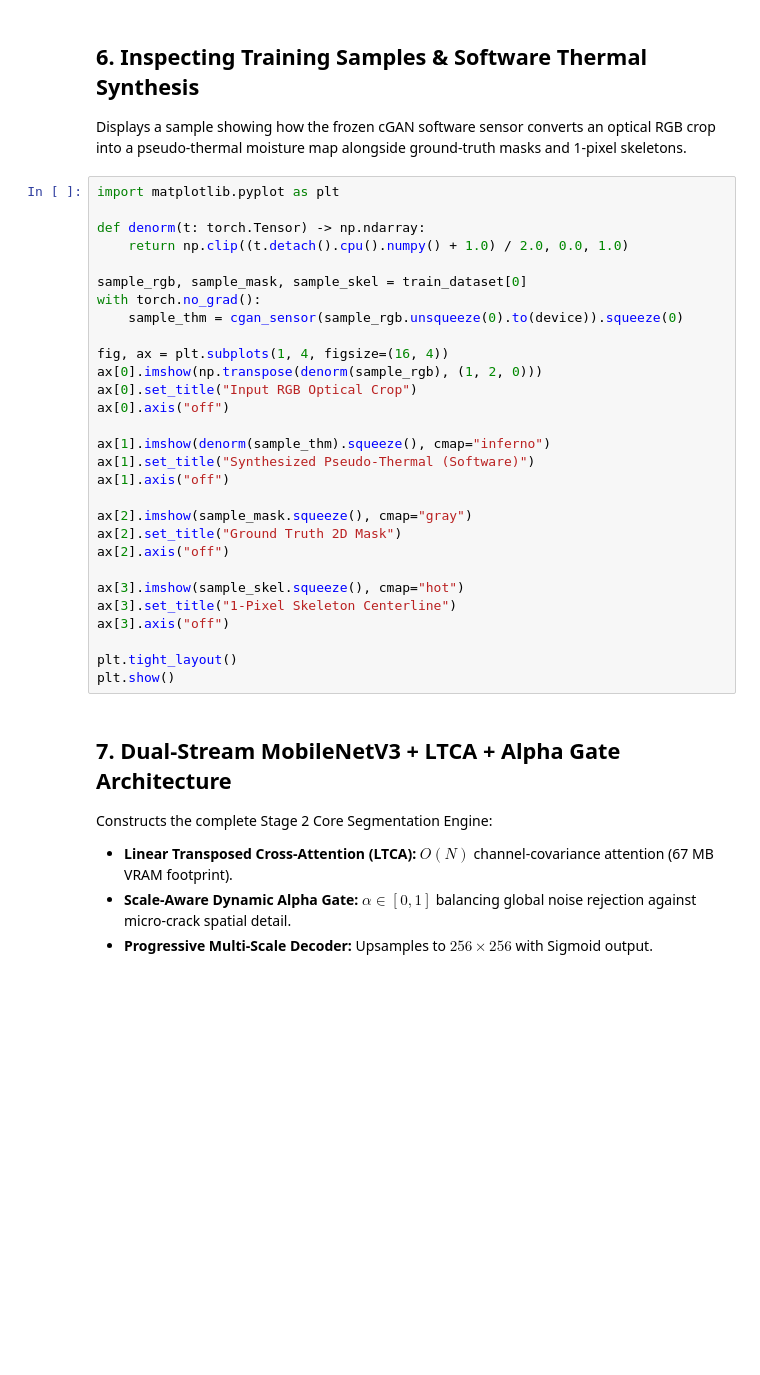
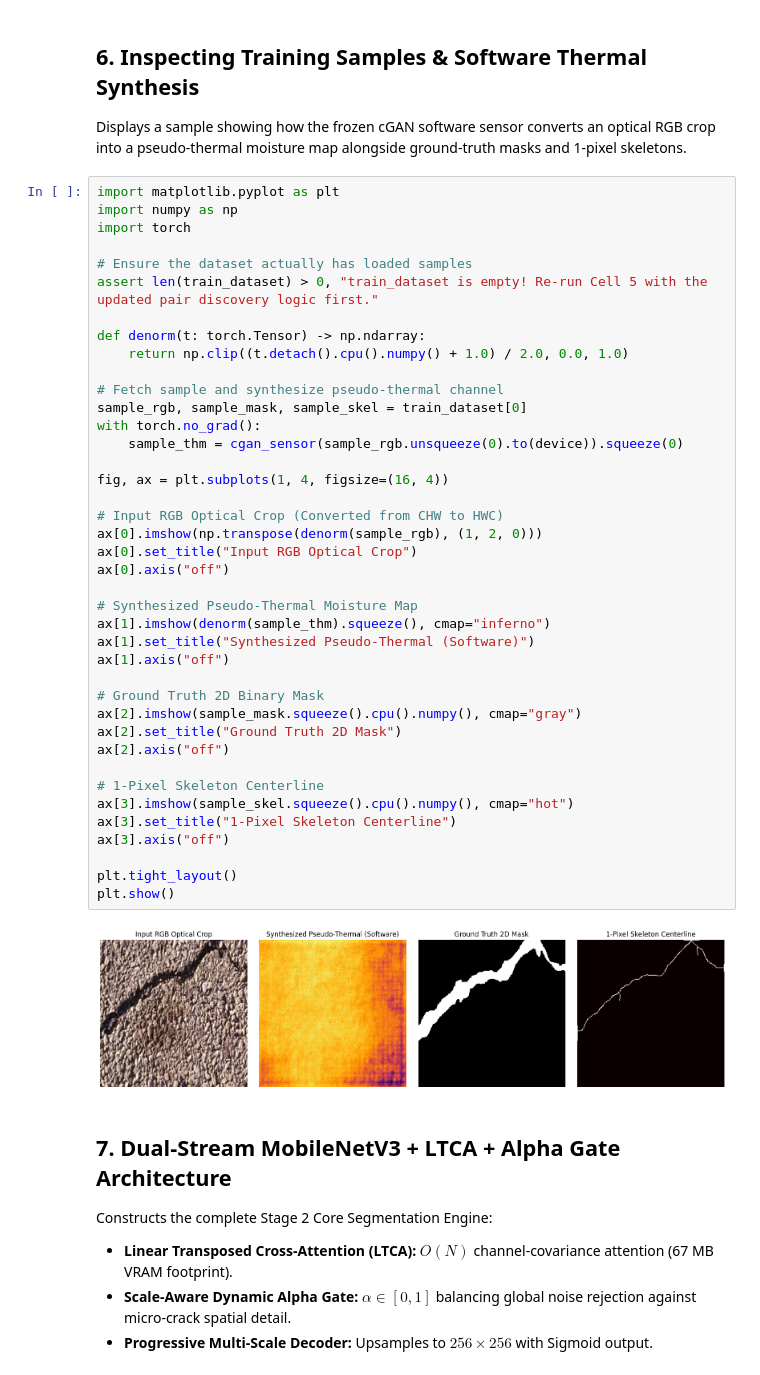
Before and after one commit to dinukadilshan03/RoadLens, a Jupyter notebook: ml/c2/notebooks/02_train_core_segmentation_colab.ipynb, the cells around one changed output. Saved outputs shown, nothing was run; the diff lists cells and outputs as text; blank space fills up the shorter version.

```diff
--- a/ml/c2/notebooks/02_train_core_segmentation_colab.ipynb
+++ b/ml/c2/notebooks/02_train_core_segmentation_colab.ipynb
@@ -294,33 +315,46 @@ test_loader = DataLoader(test_dataset, batch_size=BATCH_SIZE, shuffle=False, num
 Displays a sample showing how the frozen cGAN software sensor converts an optical RGB crop into a pseudo-thermal moisture map alongside ground-truth masks and 1-pixel skeletons.
 # %%
 import matplotlib.pyplot as plt
+import numpy as np
+import torch
+
+# Ensure the dataset actually has loaded samples
+assert len(train_dataset) > 0, "train_dataset is empty! Re-run Cell 5 with the updated pair discovery logic first."
 
 def denorm(t: torch.Tensor) -> np.ndarray:
     return np.clip((t.detach().cpu().numpy() + 1.0) / 2.0, 0.0, 1.0)
 
+# Fetch sample and synthesize pseudo-thermal channel
 sample_rgb, sample_mask, sample_skel = train_dataset[0]
 with torch.no_grad():
     sample_thm = cgan_sensor(sample_rgb.unsqueeze(0).to(device)).squeeze(0)
 
 fig, ax = plt.subplots(1, 4, figsize=(16, 4))
+
+# Input RGB Optical Crop (Converted from CHW to HWC)
 ax[0].imshow(np.transpose(denorm(sample_rgb), (1, 2, 0)))
 ax[0].set_title("Input RGB Optical Crop")
 ax[0].axis("off")
 
+# Synthesized Pseudo-Thermal Moisture Map
 ax[1].imshow(denorm(sample_thm).squeeze(), cmap="inferno")
 ax[1].set_title("Synthesized Pseudo-Thermal (Software)")
 ax[1].axis("off")
 
-ax[2].imshow(sample_mask.squeeze(), cmap="gray")
+# Ground Truth 2D Binary Mask
+ax[2].imshow(sample_mask.squeeze().cpu().numpy(), cmap="gray")
 ax[2].set_title("Ground Truth 2D Mask")
 ax[2].axis("off")
 
-ax[3].imshow(sample_skel.squeeze(), cmap="hot")
+# 1-Pixel Skeleton Centerline
+ax[3].imshow(sample_skel.squeeze().cpu().numpy(), cmap="hot")
 ax[3].set_title("1-Pixel Skeleton Centerline")
 ax[3].axis("off")
 
 plt.tight_layout()
 plt.show()
+# %% [output]
+[figure, added]
 # %% [markdown]
 ## 7. Dual-Stream MobileNetV3 + LTCA + Alpha Gate Architecture
 Constructs the complete Stage 2 Core Segmentation Engine:
```
Also changed, not shown: parts of 9 cells of this notebook.
